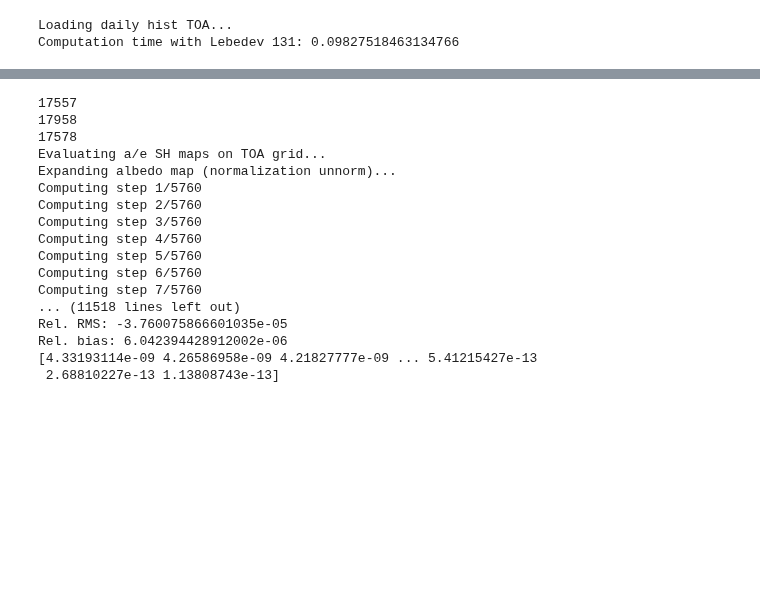
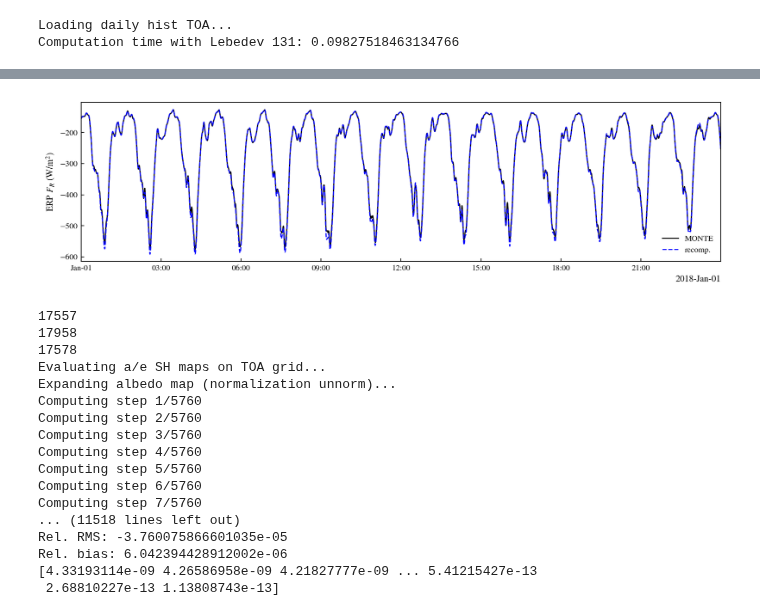
Before and after one commit to nasa-jpl/Space-Balls-MST, a Jupyter notebook: sbfinal-master/notebooks/testing_recomputations.ipynb, the cells around one changed output, grey strips where cells are left out. Saved outputs shown, nothing was run; the diff lists cells and outputs as text; code cells hidden in the pictures; blank space fills up the shorter version.

```diff
--- a/sbfinal-master/notebooks/testing_recomputations.ipynb
+++ b/sbfinal-master/notebooks/testing_recomputations.ipynb
@@ -130,3 +130,86 @@ for i, grid in enumerate(lebedev_grids):
 # %% [output]
 Loading daily hist TOA...
 Computation time with Lebedev 131: 0.09827518463134766
+# %%
+# testing the new recomp functions
+
+import numpy as np
+import sys, os
+from SpaceBalls.postproc_EEI_estimation import get_acc_to_flux_factor, get_true_EEI_time_series, estimate_EEI_avg #, get_all_orbital_sma_0, get_stacked_avg_maps_3D_mode
+from SpaceBalls.radiation_fluxes_preprocessing import compute_F_hist_at_sat_r_hist, F_vec_to_Fr, get_norm_across_last_dim, get_EEI_truth_daily_jd_arrays, get_mid_day_jd_array
+from SpaceBalls.utils import normal_smoother, progress_bar, nanrms
+import SpaceBalls.input_database_manager as input_manager
+from SpaceBalls.sph_meshing import QuadratureGrid, KnockeGridMONTE, RegularLatLonGrid
+from SpaceBalls.plotter import Plotter
+import config.constants as constants
+import itertools
+import time
+import random
+from SpaceBalls.paths import CONFIG_DIR, MEDIA_DIR, INPUT_DIR, OUTPUT_DIR
+
+grid = QuadratureGrid(0, order=325)
+grid_knocke = KnockeGridMONTE(2)
+
+time.sleep(1)
+
+desired_sb = {
+    'force_settings': 2,
+    'integration_settings': 110,  # 0 for GRACE-FO_orbit
+    'orbit_name': 'Ajisai_orbit', # 'GRACE-FO_orbit', # 'LAGEOS_orbit', #'GRACE-FO_orbit',
+    'delta_t_out': 15,
+}
+
+keys = input_manager.get_primary_keys(desired_sb)
+#keys = [key for key in keys if 'LAGEOS' not in key]
+assert(len(keys)==1)
+sb_tag = keys[0]
+
+sb_tag = 'SB_R800_3'
+#sb_tag = 'LAGEOS_119'
+
+EEI_truth = input_manager.get_dicts(sb_tag)['force_settings']['EEI_truth']
+EEI_truth_name = 'EEI_truth_4' # + str(EEI_truth)
+
+n_days = 1
+start_idx = 0
+day_idxs = range(start_idx, start_idx+n_days)
+all_jd = [None] * n_days
+all_diffs_erp = [None] * n_days
+all_rel_diffs_erp = [None] * n_days
+all_diffs_srp = [None] * n_days
+all_rel_diffs_srp = [None] * n_days
+all_erp = [None] * n_days
+all_erp_recomp = [None] * n_days
+all_srp = [None] * n_days
+all_srp_recomp = [None] * n_days
+
+for i, day_idx in enumerate(day_idxs):
+
+    r_hist_day = np.load(os.path.join(OUTPUT_DIR, sb_tag, 'day_'+str(day_idx), 'xyz_ecef.npy'))
+    u_hist_day = r_hist_day/get_norm_across_last_dim(r_hist_day)[...,None]
+    jd_hist_day = np.load(os.path.join(OUTPUT_DIR, sb_tag, 'day_'+str(day_idx), 'jd_vec.npy'))
+    all_jd[i] = jd_hist_day
+
+    erp_ar_hist = np.load(os.path.join(OUTPUT_DIR, sb_tag, 'day_'+str(day_idx), 'erp.npy'))[:,0] * 1e3
+    erp_Fr_hist = erp_ar_hist * get_acc_to_flux_factor(sb_tag)
+    all_erp[i] = erp_Fr_hist
+
+    srp_ar_hist = np.load(os.path.join(OUTPUT_DIR, sb_tag, 'day_'+str(day_idx), 'srp.npy'))[:,0] * 1e3
+    srp_Fr_hist = srp_ar_hist * get_acc_to_flux_factor(sb_tag)
+    all_srp[i] = srp_Fr_hist
+
+    erp_F_LW_hist, erp_F_SW_hist = compute_F_hist_at_sat_r_hist(EEI_truth_name, #'EEI_truth_1',
+                                                     r_hist_day,
+                                                     jd_hist_day,
+                                                     toa_grid=grid)
+    recomp_erp_F_hist = erp_F_LW_hist + erp_F_SW_hist
+    all_erp_recomp[i] = np.squeeze(F_vec_to_Fr(recomp_erp_F_hist, u_hist_day[None,...]))
+
+
+Plotter.plot_time_series(np.concatenate(all_jd),
+                         {'MONTE': np.concatenate(all_erp),
+                          'recomp.': np.concatenate(all_erp_recomp),
+                          },
+                         ylabel='ERP $F_R$ (W/m$^2$)',
+                         f_width=2.4, f_height=0.7)
+# %% [output]
@@ -133,3 +224,4 @@ Computation time with Lebedev 131: 0.09827518463134766
+[figure, added]
 # %%
 import numpy as np
 import sys, os
```
Also changed, not shown: parts of 1 cell of this notebook, 8 other files.
